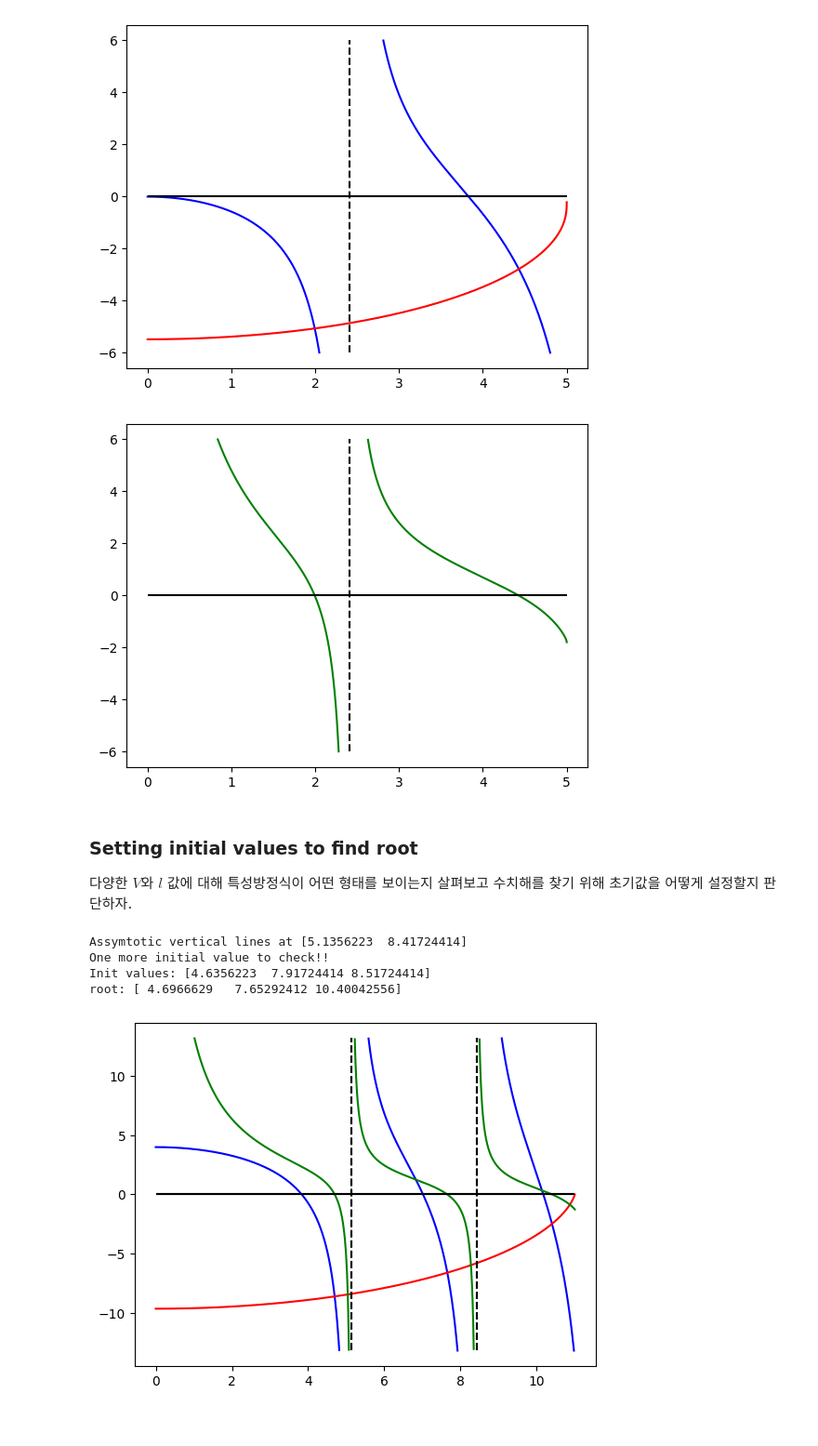
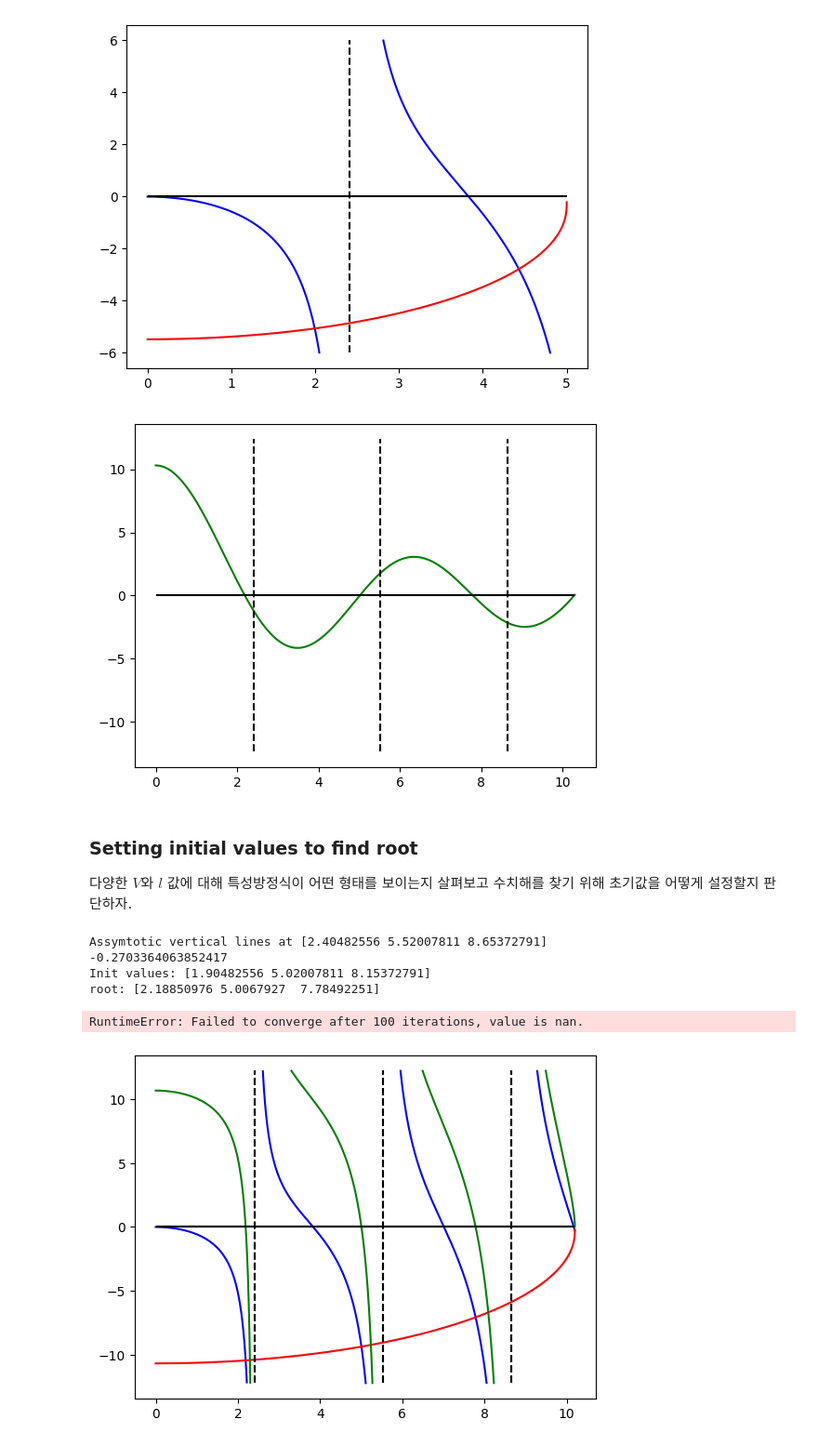
Before and after one commit to jkkow/fmdtool, a Jupyter notebook: draft/solving_eigenvalue_eq.ipynb, the cells around one changed output. Shown: that part at 93% size. Drawn from its saved outputs; the diff is of its cells as text; code cells hidden in the pictures.

```diff
--- a/draft/solving_eigenvalue_eq.ipynb
+++ b/draft/solving_eigenvalue_eq.ipynb
@@ -84,7 +84,13 @@ plot_left_right_eq(V=5, l=0)
 def eigeq_LP_lm(V, l):
     def to_cal(u):
         w = np.sqrt(V*V - u*u)
-        return jv(l - 1, u) / jv(l, u) + (w / u) * kv(l - 1, w) / kv(l, w)
+        return u * jv(l - 1, u) / jv(l, u) + w * kv(l - 1, w) / kv(l, w)
+    return to_cal
+
+def eigeq2_LP_lm(V, l):
+    def to_cal(u):
+        w = np.sqrt(V*V - u*u)
+        return u * jv(l - 1, u) * kv(l, w) / kv(l - 1, w) + w * jv(l, u)
     return to_cal
 
 def plot_eigen_eq(V, l):
@@ -102,40 +108,54 @@ def plot_eigen_eq(V, l):
     for n in aymtotic_vertical_lines:
         plt.vlines(x=n, ymin=-plot_limit, ymax=plot_limit, linestyles='dashed', colors='k')
 
-plot_eigen_eq(V=5, l=0)
+def plot_eigen_eq2(V, l):
+
+    u = np.linspace(0.000001, 2*V, int(V*1000))
+    plot_limit = 1.2*V
+    func_to_cal = eigeq2_LP_lm(V, l)(u)
+    mfunc_to_cal = np.where(abs(func_to_cal) >= plot_limit, None, func_to_cal)
+
+    plt.plot(u, mfunc_to_cal, color='green')
+    plt.hlines(y=0, xmin=0, xmax=V, colors='k')
+
+    max_num = find_max_num_jn_zeors(l, V)
+    aymtotic_vertical_lines = jn_zeros(l, max_num)
+    for n in aymtotic_vertical_lines:
+        plt.vlines(x=n, ymin=-plot_limit, ymax=plot_limit, linestyles='dashed', colors='k')
+
+plot_eigen_eq2(V=10.3, l=0)
 # %% [output]
-[figure, old version]
+[figure, new version]
 # %% [markdown]
 ### Setting initial values to find root
 
 다양한 $V$와 $l$ 값에 대해 특성방정식이 어떤 형태를 보이는지 살펴보고 수치해를 찾기 위해 초기값을 어떻게 설정할지 판단하자.
 # %%
-V = 11
-l = 2
+V = 10.2
+l = 0
 
 # plot to analyze
 plot_left_right_eq(V,l)
 plot_eigen_eq(V, l)
 
 max_num = find_max_num_jn_zeors(l, V)
 aymtotic_vertical_lines = jn_zeros(l, max_num)
 print(f"Assymtotic vertical lines at {aymtotic_vertical_lines}")
 
 left_eq_of_right_end = eigeq_left(V,l)(V)
+print(left_eq_of_right_end)
 # set initial values to find root of eigen-value eq.
-if left_eq_of_right_end > 0:
-    init_values = aymtotic_vertical_lines - 0.5
-else:
-    init_values = aymtotic_vertical_lines - 0.5
-    init_values = np.append(init_values, aymtotic_vertical_lines[-1]+0.1)
-    print("One more initial value to check!!")
+init_values = aymtotic_vertical_lines - 0.5
 print(f"Init values: {init_values}")
-
 roots = fsolve(eigeq_LP_lm(V,l), init_values)
 print(f"root: {roots}")
+
+root_by_newton = newton(eigeq2_LP_lm(V,l), x0=V-0.002, maxiter=100, disp=True)
+print(root_by_newton)
 # %% [output]
-Assymtotic vertical lines at [5.1356223  8.41724414]
-One more initial value to check!!
-Init values: [4.6356223  7.91724414 8.51724414]
-root: [ 4.6966629   7.65292412 10.40042556]
+Assymtotic vertical lines at [2.40482556 5.52007811 8.65372791]
+-0.2703364063852417
+Init values: [1.90482556 5.02007811 8.15372791]
+root: [2.18850976 5.0067927  7.78492251]
+RuntimeError: Failed to converge after 100 iterations, value is nan.
-[figure, old version]
+[figure, new version]
```
Also changed, not shown: parts of 1 cell of this notebook, 2 other files.
